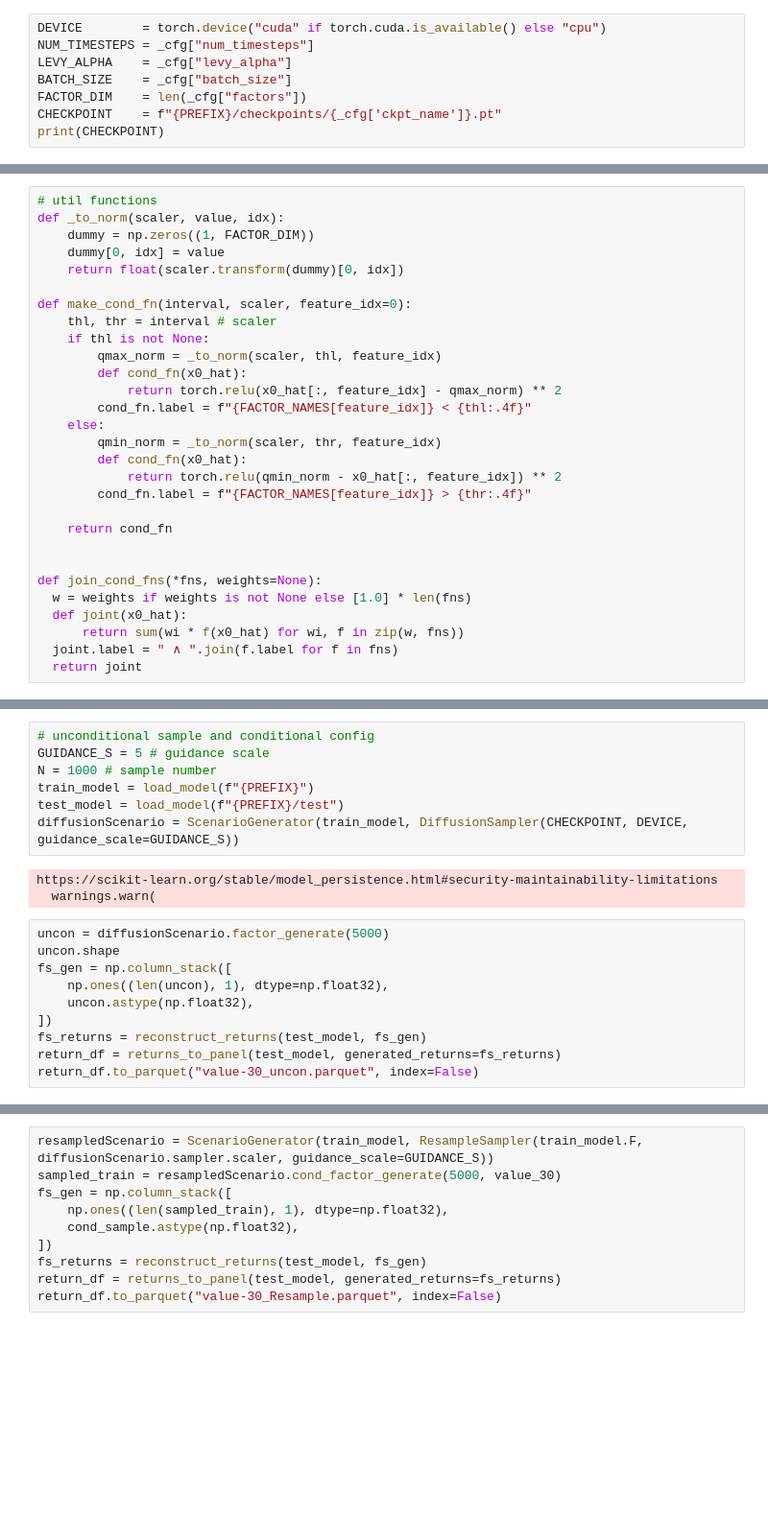
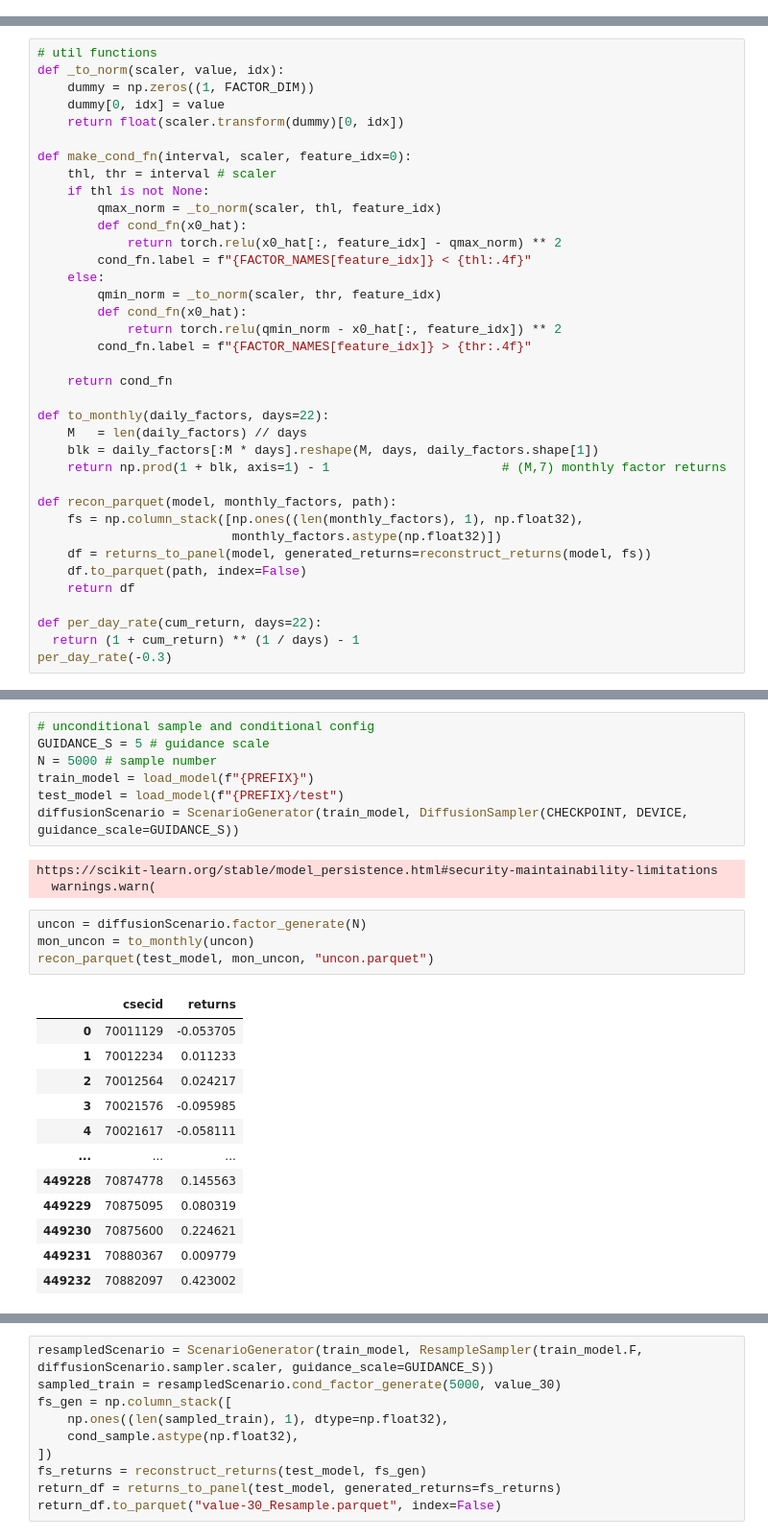
Before and after one commit to yryMax/TailEnhancedFinDiff, a Jupyter notebook: conditional_evaluation.ipynb, the cells around one changed output, grey strips where cells are left out. Shown at 96% size. Cells and saved outputs as stored; diff of their text form; blank space fills up the shorter version.

```diff
--- a/conditional_evaluation.ipynb
+++ b/conditional_evaluation.ipynb
@@ -69,8 +20,0 @@ def plot_vol_panel(ax, xlim, title_suffix, datasets, fidx, threshold=None):
-# %%
-DEVICE        = torch.device("cuda" if torch.cuda.is_available() else "cpu")
-NUM_TIMESTEPS = _cfg["num_timesteps"]
-LEVY_ALPHA    = _cfg["levy_alpha"]
-BATCH_SIZE    = _cfg["batch_size"]
-FACTOR_DIM    = len(_cfg["factors"])
-CHECKPOINT    = f"{PREFIX}/checkpoints/{_cfg['ckpt_name']}.pt"
-print(CHECKPOINT)
@@ -98,10 +40,18 @@ def make_cond_fn(interval, scaler, feature_idx=0):
 
     return cond_fn
 
+def to_monthly(daily_factors, days=22):
+    M   = len(daily_factors) // days
+    blk = daily_factors[:M * days].reshape(M, days, daily_factors.shape[1])
+    return np.prod(1 + blk, axis=1) - 1                       # (M,7) monthly factor returns
 
-def join_cond_fns(*fns, weights=None):
-  w = weights if weights is not None else [1.0] * len(fns)
-  def joint(x0_hat):
-      return sum(wi * f(x0_hat) for wi, f in zip(w, fns))
-  joint.label = " ∧ ".join(f.label for f in fns)
-  return joint
+def recon_parquet(model, monthly_factors, path):
+    fs = np.column_stack([np.ones((len(monthly_factors), 1), np.float32),
+                          monthly_factors.astype(np.float32)])
+    df = returns_to_panel(model, generated_returns=reconstruct_returns(model, fs))
+    df.to_parquet(path, index=False)
+    return df
+
+def per_day_rate(cum_return, days=22):
+  return (1 + cum_return) ** (1 / days) - 1
+per_day_rate(-0.3)
@@ -142,7 +60,7 @@ maxns
 # %%
 # unconditional sample and conditional config
 GUIDANCE_S = 5 # guidance scale
-N = 1000 # sample number
+N = 5000 # sample number
 train_model = load_model(f"{PREFIX}")
 test_model = load_model(f"{PREFIX}/test")
 diffusionScenario = ScenarioGenerator(train_model, DiffusionSampler(CHECKPOINT, DEVICE, guidance_scale=GUIDANCE_S))
@@ -150,12 +68,19 @@ diffusionScenario = ScenarioGenerator(train_model, DiffusionSampler(CHECKPOINT,
 https://scikit-learn.org/stable/model_persistence.html#security-maintainability-limitations
   warnings.warn(
 # %%
-uncon = diffusionScenario.factor_generate(5000)
-uncon.shape
-fs_gen = np.column_stack([
-    np.ones((len(uncon), 1), dtype=np.float32),
-    uncon.astype(np.float32),
-])
-fs_returns = reconstruct_returns(test_model, fs_gen)
-return_df = returns_to_panel(test_model, generated_returns=fs_returns)
-return_df.to_parquet("value-30_uncon.parquet", index=False)
+uncon = diffusionScenario.factor_generate(N)
+mon_uncon = to_monthly(uncon)
+recon_parquet(test_model, mon_uncon, "uncon.parquet")
+# %% [output]
+|  | csecid | returns |
+| 0 | 70011129 | -0.053705 |
+| 1 | 70012234 | 0.011233 |
+| 2 | 70012564 | 0.024217 |
+| 3 | 70021576 | -0.095985 |
+| 4 | 70021617 | -0.058111 |
+| ... | ... | ... |
+| 449228 | 70874778 | 0.145563 |
+| 449229 | 70875095 | 0.080319 |
+| 449230 | 70875600 | 0.224621 |
+| 449231 | 70880367 | 0.009779 |
+| 449232 | 70882097 | 0.423002 |
```
Also changed, not shown: parts of 30 cells of this notebook, 1 other file.
